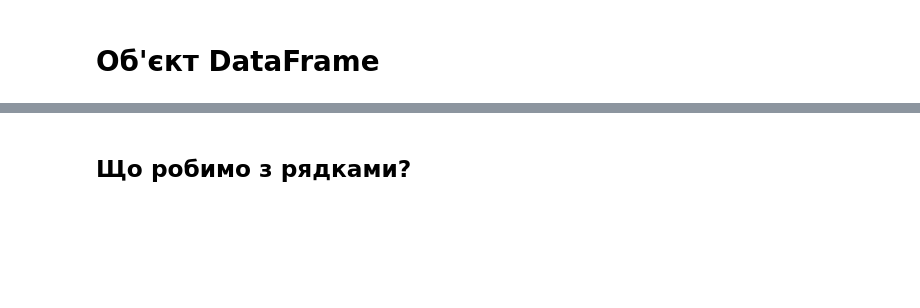
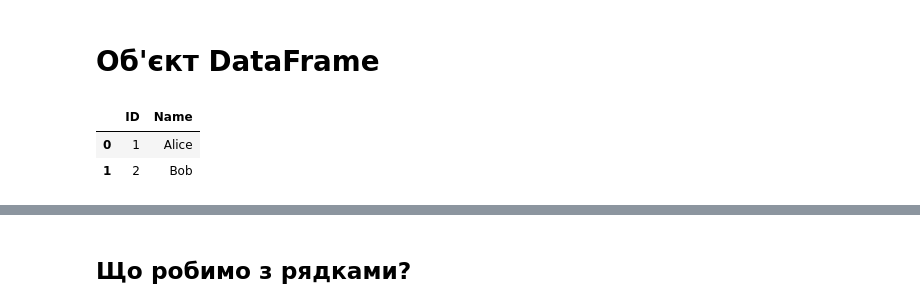
Before and after one commit to marynalysenko/goit_da_6, a Jupyter notebook: module_4_python/lesson_3_pandas.ipynb, the cells around one changed output, grey strips where cells are left out. Cells and saved outputs as stored; diff of their text form; code cells hidden in the pictures; blank space fills up the shorter version.

```diff
--- a/module_4_python/lesson_3_pandas.ipynb
+++ b/module_4_python/lesson_3_pandas.ipynb
@@ -92,10 +193,15 @@ print(all_mountains)
 # %%
 # Створення DataFrame можливо зі списків
 
 import pandas as pd
 
 data = [[1, "Alice"], [2, "Bob"]]
 df = pd.DataFrame(data, columns=["ID", "Name"])
+df
+# %% [output]
+|  | ID | Name |
+| 0 | 1 | Alice |
+| 1 | 2 | Bob |
 # %%
 # Зі словників
 
```
Also changed, not shown: parts of 48 cells of this notebook, 2 other files.
